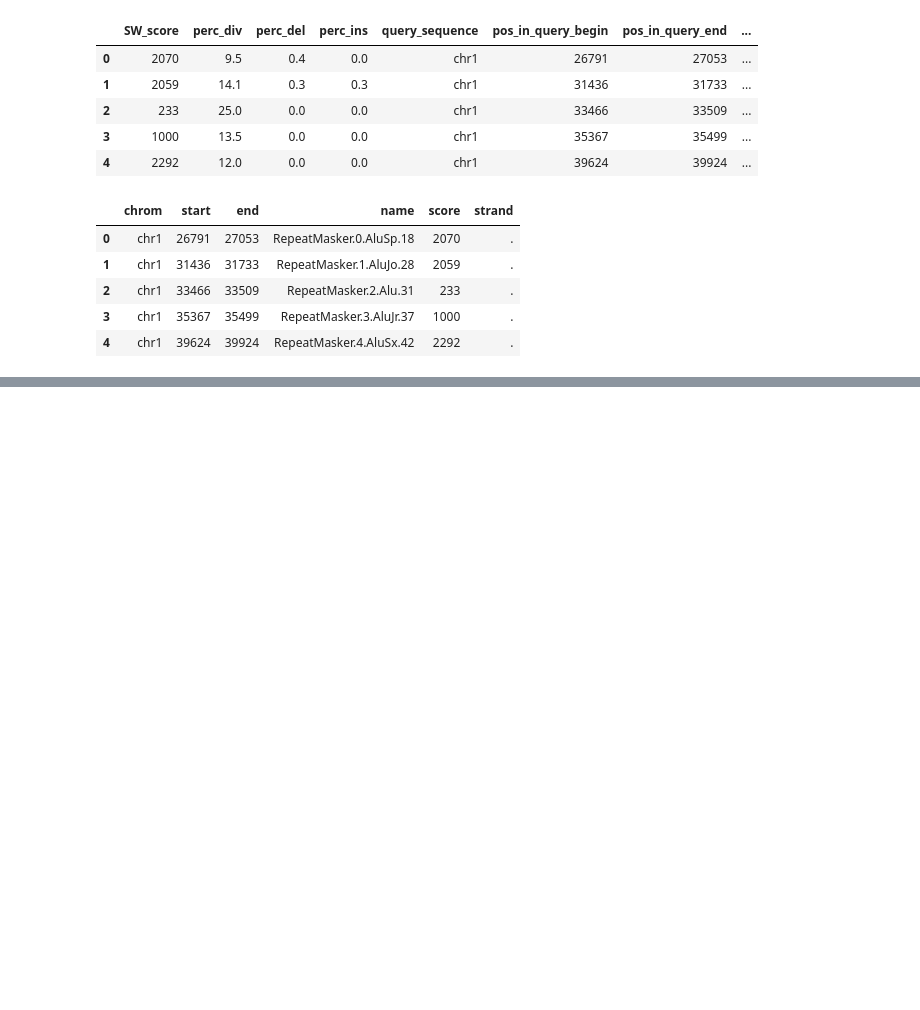
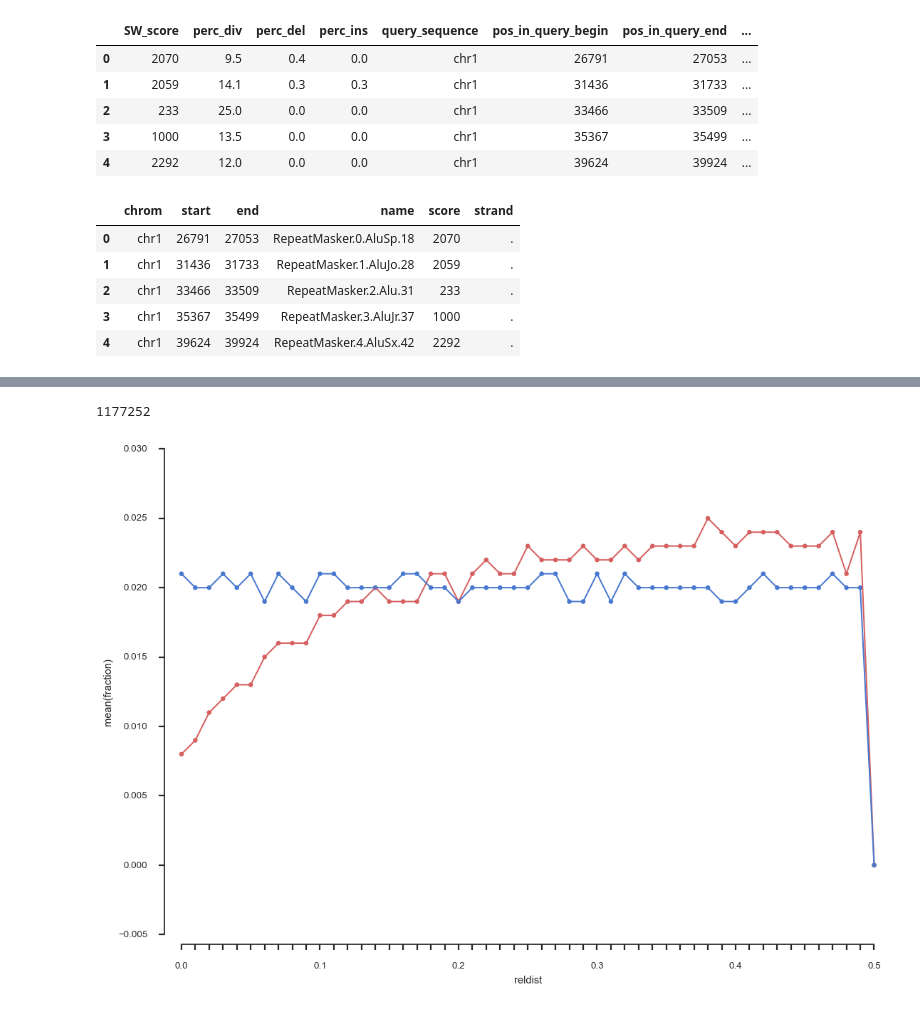
Before and after one commit to mvanzetti/thesis, a Jupyter notebook: notebooks/Repeat Masker Analysis.ipynb, the cells around one changed output, grey strips where cells are left out. Cells and saved outputs as stored; diff of their text form; code cells hidden in the pictures; blank space fills up the shorter version.

Commit message:
Closeness analysis for repeats

```diff
--- a/notebooks/Repeat Masker Analysis.ipynb
+++ b/notebooks/Repeat Masker Analysis.ipynb
@@ -238,0 +300,37 @@ AttributeError: 'HDFStore' object has no attribute 'keyse'
+# %%
+fantom_bed = BedTool().from_dataframe(fantom_bed_df)
+repeat_bed = BedTool().from_dataframe(repeat_bed_df)
+encode_bed = BedTool().from_dataframe(encode_bed_df)
+# %%
+repeat_bed.count()
+# %% [output]
+1177252
+# %%
+repeat_shuffled_bed = repeat_bed.shuffle(genome='hg19', chrom=False)
+# %%
+reldist_df = pd.DataFrame(fantom_bed.reldist(repeat_bed))
+# %%
+reldist_shuffled_df = pd.DataFrame(fantom_bed.reldist(repeat_shuffled_bed))
+# %%
+import numpy as np
+import seaborn as sns
+#import matplotlib.pyplot as plt
+%matplotlib inline
+
+#sns.set(style="white", palette="muted", color_codes=True)
+sns.set(style="ticks", palette="muted", color_codes=True)
+sns.set_context("poster", font_scale=0.6, rc={"lines.linewidth": 0.8})
+
+g1 = sns.pointplot(x='reldist', y='fraction', data=reldist_df,  color='r')
+g2 = sns.pointplot(x='reldist', y='fraction', data=reldist_shuffled_df, color='b')
+
+sns.despine(offset=10, trim=True)
+#plot.set_yscale("log")
+#df_reldist[['reldist','fraction']].plot()
+for ind, label in enumerate(g1.get_xticklabels()):
+    if ind % 10 == 0:  # every 10th label is kept
+        label.set_visible(True)
+    else:
+        label.set_visible(False)
+# %% [output]
+[figure, added]
```
Also changed, not shown: parts of 67 cells of this notebook, 15 other files.
